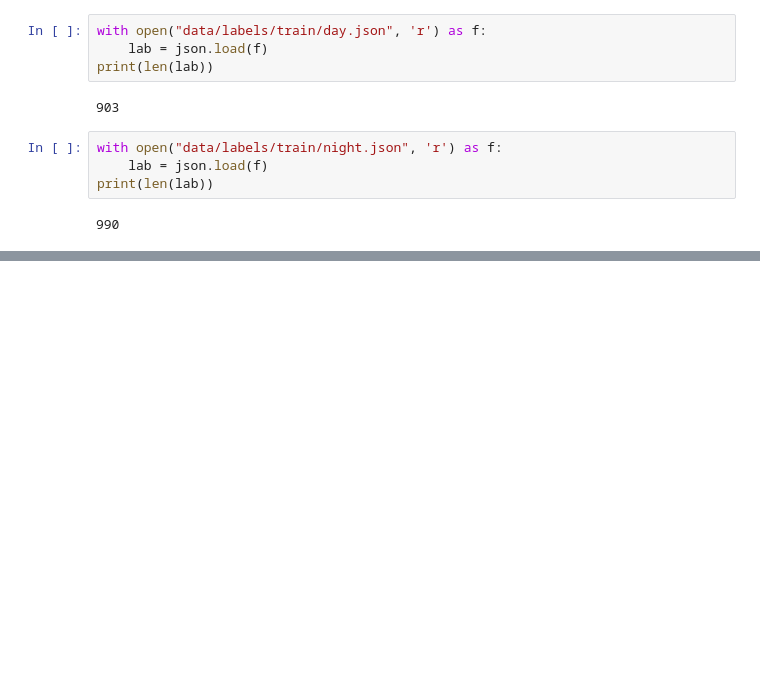
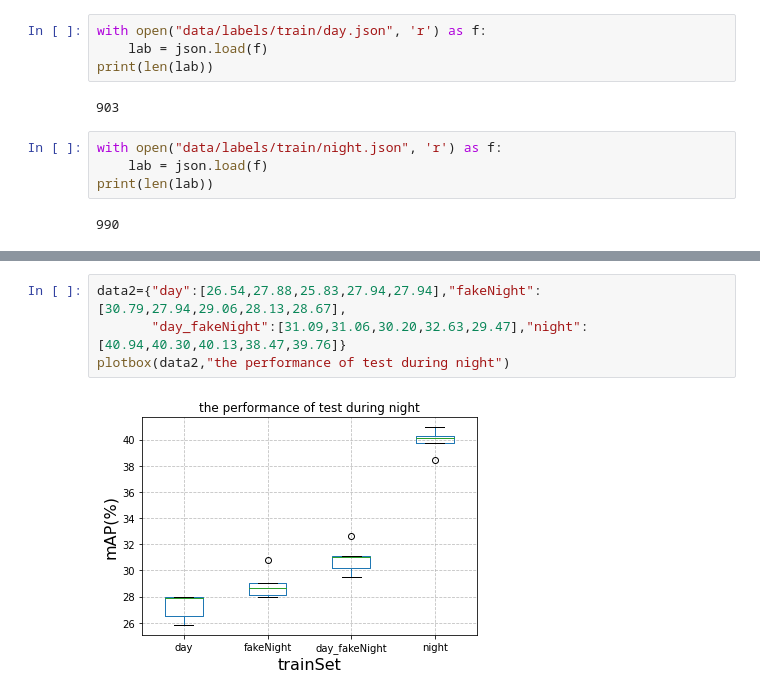
Before and after one commit to pichangpeng/cross_domain_object_detection, a Jupyter notebook: test.ipynb, the cells around one changed output, grey strips where cells are left out. Saved outputs shown, nothing was run; the diff lists cells and outputs as text; blank space fills up the shorter version.

```diff
--- a/test.ipynb
+++ b/test.ipynb
@@ -85,0 +114,6 @@ print(len(lab))
+# %%
+data2={"day":[26.54,27.88,25.83,27.94,27.94],"fakeNight":[30.79,27.94,29.06,28.13,28.67],
+       "day_fakeNight":[31.09,31.06,30.20,32.63,29.47],"night":[40.94,40.30,40.13,38.47,39.76]}
+plotbox(data2,"the performance of test during night")
+# %% [output]
+[figure, added]
```
Also changed, not shown: parts of 8 cells of this notebook, 10 other files.
